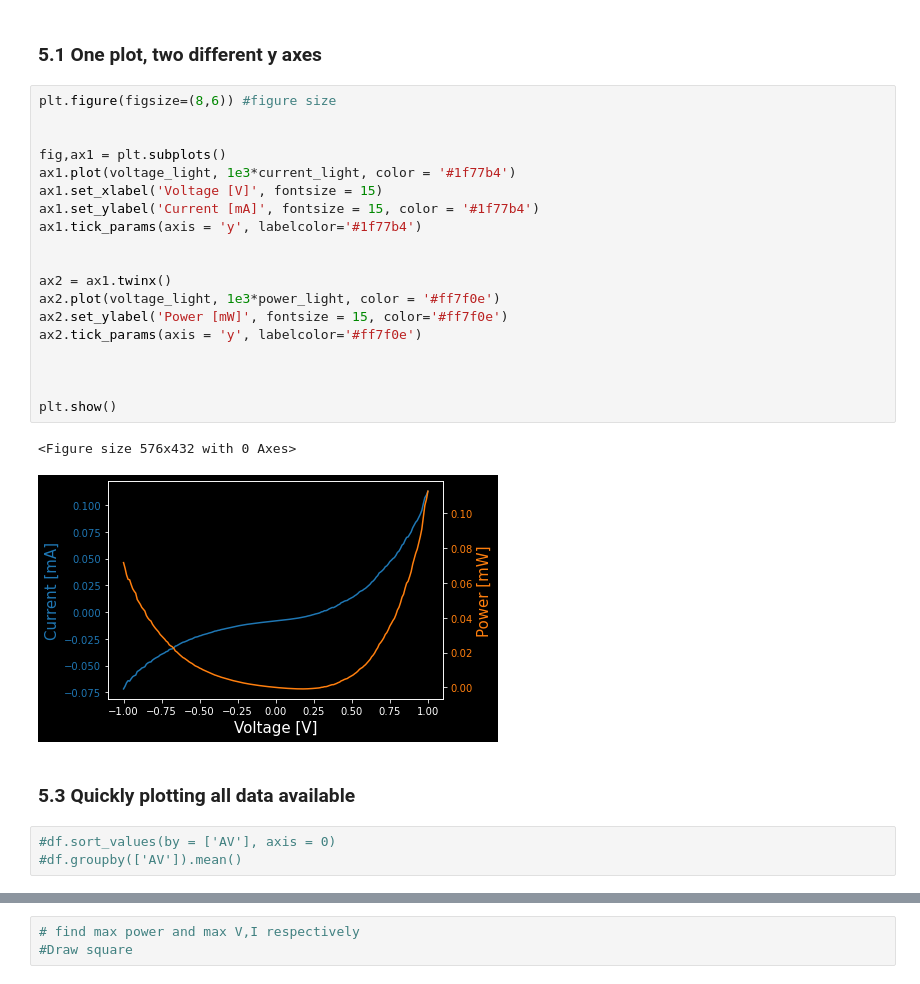
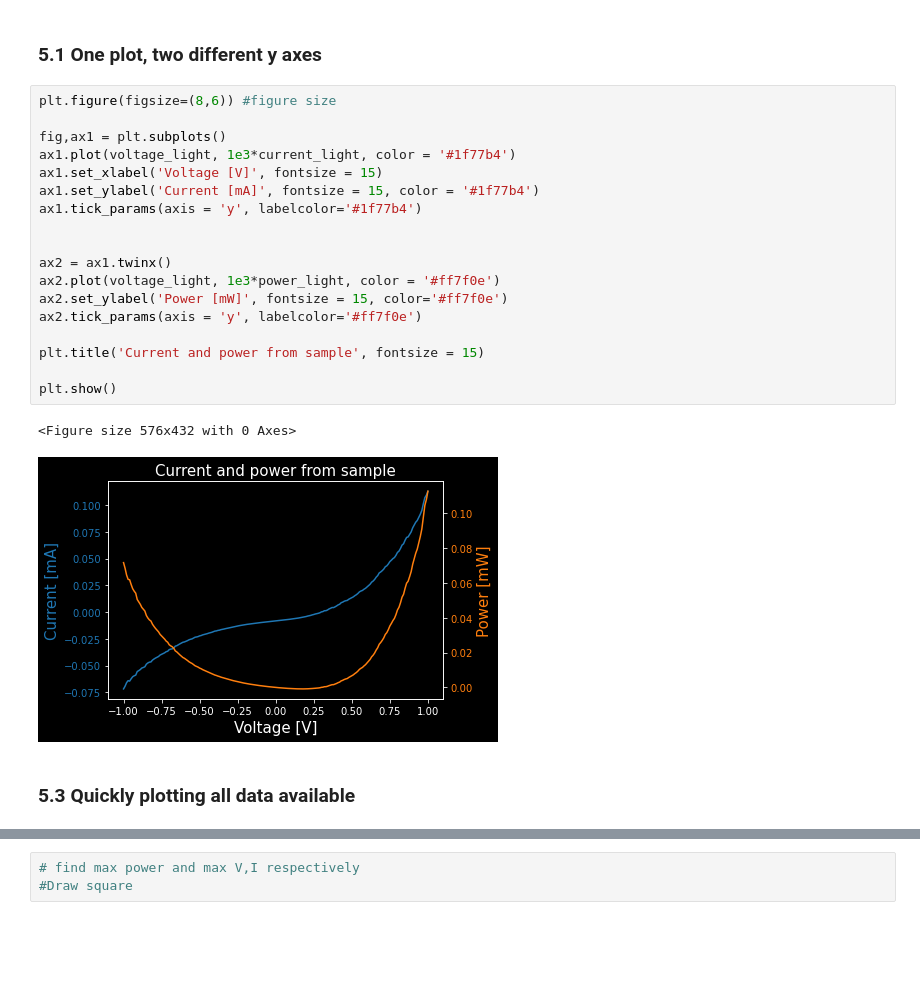
Before and after one commit to brawantonio/python_workshop_july2023, a Jupyter notebook: Python Workshop.ipynb, the cells around one changed output, grey strips where cells are left out. Cells and saved outputs as stored; diff of their text form; blank space fills up the shorter version.

```diff
--- a/Python Workshop.ipynb
+++ b/Python Workshop.ipynb
@@ -204,28 +204,24 @@ plt.show()
 ### 5.1 One plot, two different y axes
 # %%
 plt.figure(figsize=(8,6)) #figure size
-
 
 fig,ax1 = plt.subplots()
 ax1.plot(voltage_light, 1e3*current_light, color = '#1f77b4')
 ax1.set_xlabel('Voltage [V]', fontsize = 15)
 ax1.set_ylabel('Current [mA]', fontsize = 15, color = '#1f77b4')
 ax1.tick_params(axis = 'y', labelcolor='#1f77b4')
 
 
 ax2 = ax1.twinx()
 ax2.plot(voltage_light, 1e3*power_light, color = '#ff7f0e')
 ax2.set_ylabel('Power [mW]', fontsize = 15, color='#ff7f0e')
 ax2.tick_params(axis = 'y', labelcolor='#ff7f0e')
 
-
+plt.title('Current and power from sample', fontsize = 15)
 
 plt.show()
 # %% [output]
 <Figure size 576x432 with 0 Axes>
-[figure, old version]
+[figure, new version]
 # %% [markdown]
 ### 5.3 Quickly plotting all data available
-# %%
-#df.sort_values(by = ['AV'], axis = 0)
-#df.groupby(['AV']).mean()
```
Also changed, not shown: parts of 8 cells of this notebook.
